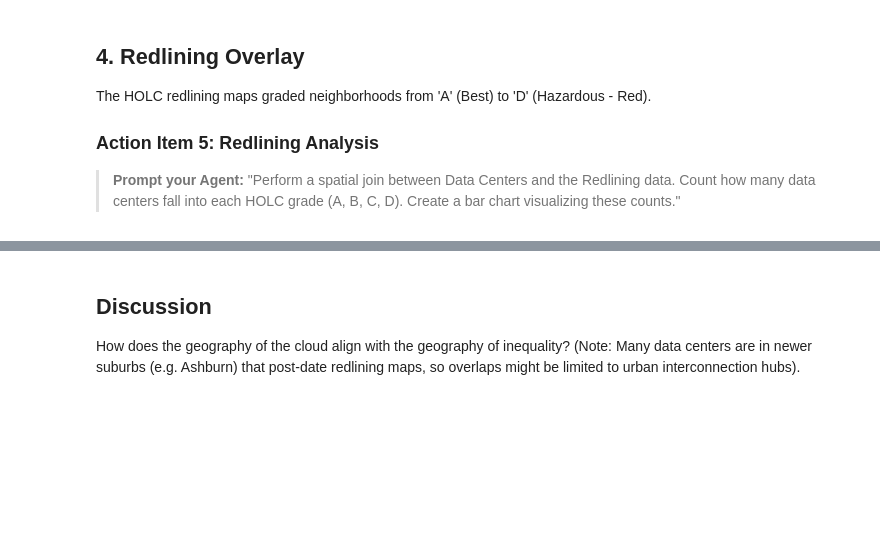
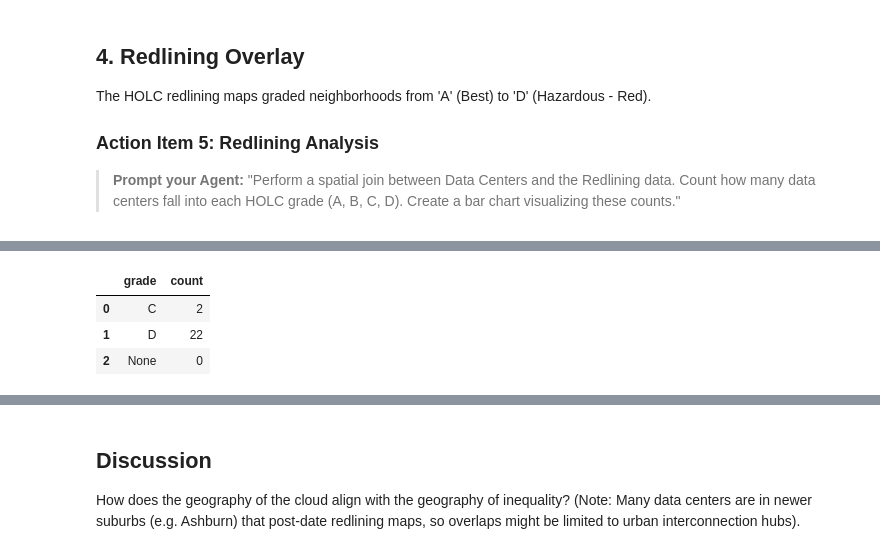
Before and after one commit to csol-208/Module-2-Hidden-Figures, a Jupyter notebook: notebooks/02-ej-analysis.ipynb, the cells around one changed output, grey strips where cells are left out. Saved outputs shown, nothing was run; the diff lists cells and outputs as text; code cells hidden in the pictures; blank space fills up the shorter version.

```diff
--- a/notebooks/02-ej-analysis.ipynb
+++ b/notebooks/02-ej-analysis.ipynb
@@ -267,0 +466,25 @@ The HOLC redlining maps graded neighborhoods from 'A' (Best) to 'D' (Hazardous -
+# %%
+# Count data centers by HOLC grade
+grade_counts = (
+    dcs_holc
+    .group_by("grade")
+    .agg(count=_.grade.count())
+    .order_by("grade")
+    .execute()
+)
+
+holc_colors = {"A": "#2ECC71", "B": "#F1C40F", "C": "#E67E22", "D": "#E74C3C"}
+
+from IPython.display import display
+display(grade_counts)
+
+alt.Chart(grade_counts).mark_bar().encode(
+    x=alt.X("grade:N", title="HOLC Grade", sort=["A", "B", "C", "D"]),
+    y=alt.Y("count:Q", title="Number of Data Centers"),
+    color=alt.Color("grade:N", scale=alt.Scale(domain=list(holc_colors.keys()), range=list(holc_colors.values())), legend=None)
+).properties(width=400, height=350, title="Data Centers in Historically Redlined Neighborhoods")
+# %% [output]
+|  | grade | count |
+| 0 | C | 2 |
+| 1 | D | 22 |
+| 2 | None | 0 |
```
Also changed, not shown: parts of 7 cells of this notebook, 8 other files.
